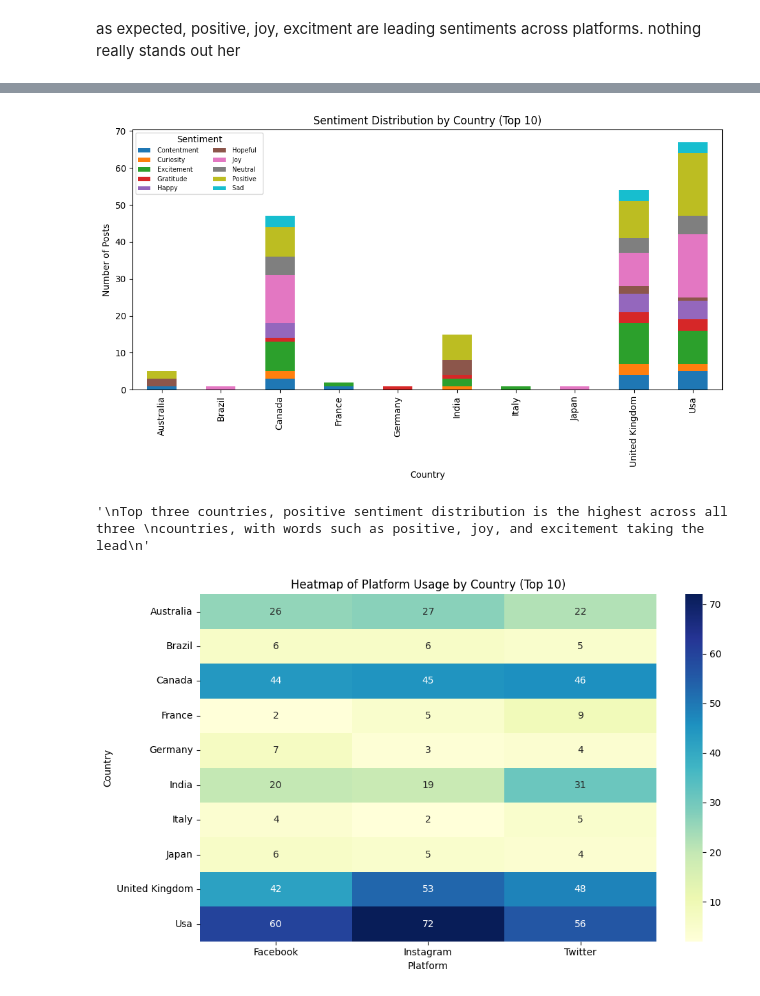
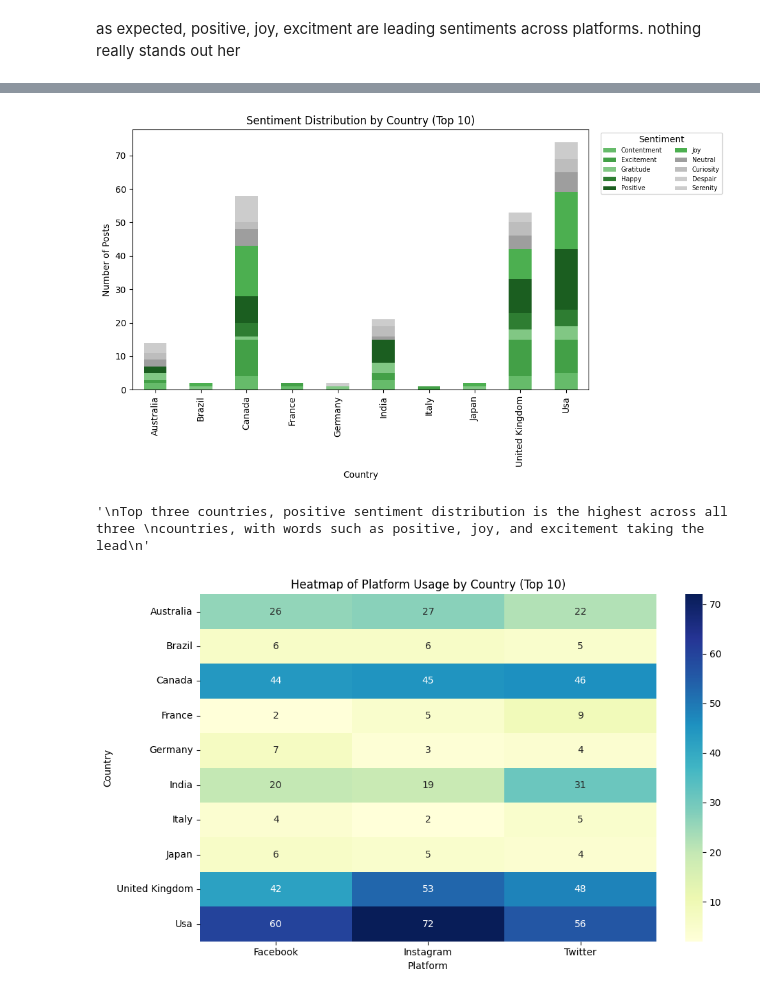
Before and after one commit to Eros-Carrasco/social-media-sentiment-insights, a Jupyter notebook: notebooks/TestEDA_Amy.ipynb, the cells around one changed output, grey strips where cells are left out. Saved outputs shown, nothing was run; the diff lists cells and outputs as text; code cells hidden in the pictures.

Commit message:
changed sentiments colours greens = positive, reds = negative, grey = neutrals

```diff
--- a/notebooks/TestEDA_Amy.ipynb
+++ b/notebooks/TestEDA_Amy.ipynb
@@ -511,36 +491,54 @@ joy sentiment spans across the year with the peak in summer months.
 # %%
+# --- Normalize sentiment labels to match color keys ---
+df["Sentiment_norm"] = df["Sentiment"].astype(str).str.strip().str.title()
+
 # Clean Country column
 df["Country"] = df["Country"].astype(str).str.strip().str.title()
 
 # Keep only top 10 countries (most posts)
 top_countries = df["Country"].value_counts().head(10).index
 df_geo = df[df["Country"].isin(top_countries)].copy()
 
-# Keep only top 10 sentiments for readability
-top10_sentiments = df["Sentiment"].value_counts().head(10).index
-df_geo = df_geo[df_geo["Sentiment"].isin(top10_sentiments)].copy()
+# Keep only top 10 sentiments for readability (use normalized field)
+top10_sentiments = df["Sentiment_norm"].value_counts().head(10).index
+df_geo = df_geo[df_geo["Sentiment_norm"].isin(top10_sentiments)].copy()
 
-### --- 3) sentiment distribution by country TOP 10 ---
+# --- 3) Sentiment distribution by country (Top 10) ---
 country_sentiment = (
-    df_geo.groupby(["Country", "Sentiment"])
-    .size()
-    .unstack(fill_value=0)
+    df_geo.groupby(["Country", "Sentiment_norm"])
+          .size()
+          .unstack(fill_value=0)
 )
 
-country_sentiment.plot(kind="bar", stacked=True, figsize=(10,6))
-plt.title("Sentiment Distribution by Country (Top 10)")
-plt.xlabel("Country")
-plt.ylabel("Number of Posts")
-plt.legend(title="Sentiment", fontsize=7, ncol=2)
+# Order columns to a consistent mood order & build matching colors
+ordered_cols = [s for s in sentiment_colors.keys() if s in country_sentiment.columns]
+# (If any other sentiments remain, append them at the end)
+ordered_cols += [s for s in country_sentiment.columns if s not in ordered_cols]
+
+color_list = [sentiment_colors.get(s, "#CCCCCC") for s in ordered_cols]
+
+# Plot stacked bars with our palette
+ax = country_sentiment[ordered_cols].plot(
+    kind="bar",
+    stacked=True,
+    figsize=(10, 6),
+    color=color_list
+)
+
+ax.set_title("Sentiment Distribution by Country (Top 10)")
+ax.set_xlabel("Country")
+ax.set_ylabel("Number of Posts")
+ax.legend(title="Sentiment", fontsize=7, ncol=2, bbox_to_anchor=(1.02, 1), loc="upper left")
 plt.tight_layout()
 plt.show()
+
 
 '''
 Top three countries, positive sentiment distribution is the highest across all three
 countries, with words such as positive, joy, and excitement taking the lead
 '''
 # %% [output]
-[figure, old version]
+[figure, new version]
 '\nTop three countries, positive sentiment distribution is the highest across all three \ncountries, with words such as positive, joy, and excitement taking the lead\n'
 # %%
 
```
Also changed, not shown: parts of 3 cells of this notebook.
